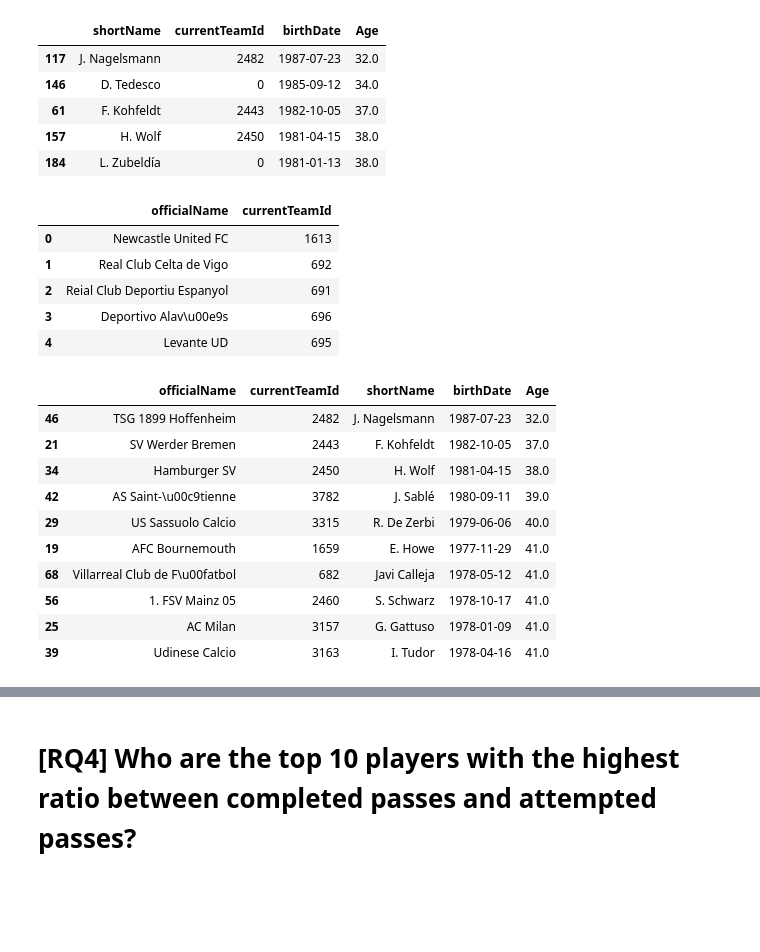
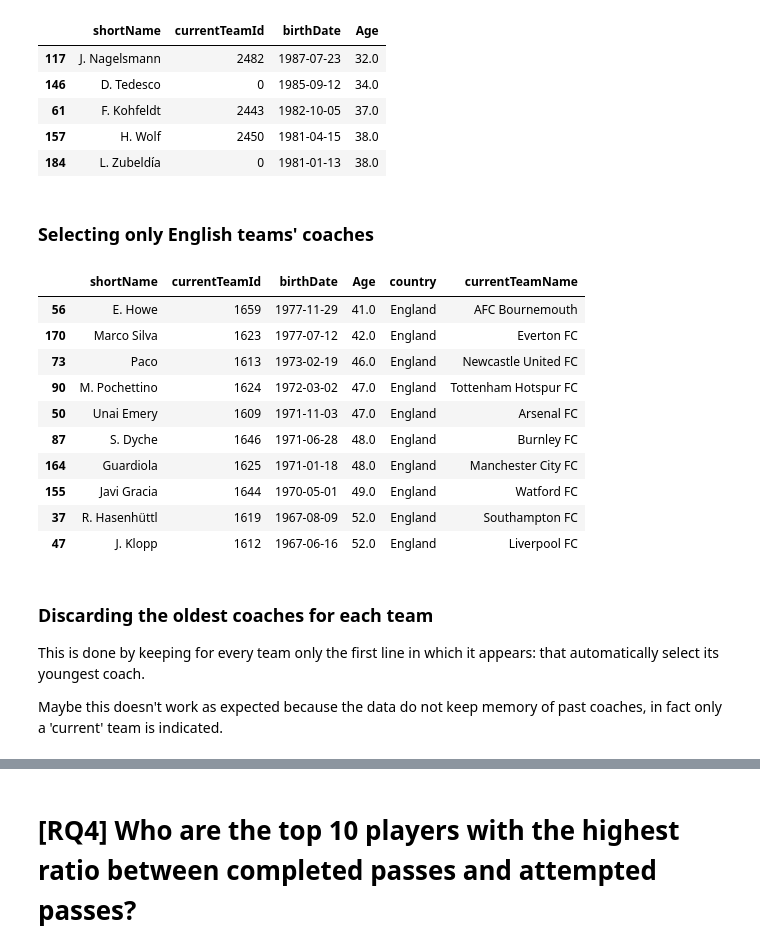
Before and after one commit to yuuko97/ADM_HW2, a Jupyter notebook: main.ipynb, the cells around one changed output, grey strips where cells are left out. Saved outputs shown, nothing was run; the diff lists cells and outputs as text; code cells hidden in the pictures; blank space fills up the shorter version.

```diff
--- a/main.ipynb
+++ b/main.ipynb
@@ -378,0 +384,3 @@ coachesData.head(5)
+# %%
+coachesData.sort_values(by=['birthDate'], ascending=False, inplace=True)
+coachesData.tail()
@@ -399,32 +417,38 @@ coachesData.head()
 | 61 | F. Kohfeldt | 2443 | 1982-10-05 | 37.0 |
 | 157 | H. Wolf | 2450 | 1981-04-15 | 38.0 |
 | 184 | L. Zubeldía | 0 | 1981-01-13 | 38.0 |
-# %%
-columns=['officialName','wyId']
-teamsData = pd.DataFrame(data=teams,columns=columns)
-
-teamsData=teamsData.rename(columns={"wyId": "currentTeamId"})
-teamsData.head(5)
-# %% [output]
-|  | officialName | currentTeamId |
-| 0 | Newcastle United FC | 1613 |
-| 1 | Real Club Celta de Vigo | 692 |
-| 2 | Reial Club Deportiu Espanyol | 691 |
-| 3 | Deportivo Alav\u00e9s | 696 |
-| 4 | Levante UD | 695 |
-# %%
-finalData = pd.merge(teamsData, coachesData, on='currentTeamId')
-finalData.sort_values('Age', inplace=True)
-finalData.head(10)
-# %% [output]
-|  | officialName | currentTeamId | shortName | birthDate | Age |
-| 46 | TSG 1899 Hoffenheim | 2482 | J. Nagelsmann | 1987-07-23 | 32.0 |
-| 21 | SV Werder Bremen | 2443 | F. Kohfeldt | 1982-10-05 | 37.0 |
-| 34 | Hamburger SV | 2450 | H. Wolf | 1981-04-15 | 38.0 |
-| 42 | AS Saint-\u00c9tienne | 3782 | J. Sablé | 1980-09-11 | 39.0 |
-| 29 | US Sassuolo Calcio | 3315 | R. De Zerbi | 1979-06-06 | 40.0 |
-| 19 | AFC Bournemouth | 1659 | E. Howe | 1977-11-29 | 41.0 |
-| 68 | Villarreal Club de F\u00fatbol | 682 | Javi Calleja | 1978-05-12 | 41.0 |
-| 56 | 1. FSV Mainz 05 | 2460 | S. Schwarz | 1978-10-17 | 41.0 |
-| 25 | AC Milan | 3157 | G. Gattuso | 1978-01-09 | 41.0 |
-| 39 | Udinese Calcio | 3163 | I. Tudor | 1978-04-16 | 41.0 |
+# %% [markdown]
+### Selecting only English teams' coaches
+# %%
+# preparing the data in 'teams' dataset to access them through the team wyId
+teams.index = teams.wyId
+
+def country_from_id(id, label):
+    try:
+        return teams.loc[id, label]
+    except KeyError:
+        return 'not found'
+
+# showing readable team names for the coaches, using the info in teams
+coachesData = coachesData[coachesData['currentTeamId'] != 0]
+coachesData['currentTeamName'] = list(map(lambda id: country_from_id(id, 'officialName'), coachesData['currentTeamId']))
+coachesData['country'] = list(map(lambda id: country_from_id(id, 'country'), coachesData['currentTeamId']))
+coachesData = coachesData[coachesData['country'] == 'England']
+coachesData.head(10)
+# %% [output]
+|  | shortName | currentTeamId | birthDate | Age | country | currentTeamName |
+| 56 | E. Howe | 1659 | 1977-11-29 | 41.0 | England | AFC Bournemouth |
+| 170 | Marco Silva | 1623 | 1977-07-12 | 42.0 | England | Everton FC |
+| 73 | Paco | 1613 | 1973-02-19 | 46.0 | England | Newcastle United FC |
+| 90 | M. Pochettino | 1624 | 1972-03-02 | 47.0 | England | Tottenham Hotspur FC |
+| 50 | Unai Emery | 1609 | 1971-11-03 | 47.0 | England | Arsenal FC |
+| 87 | S. Dyche | 1646 | 1971-06-28 | 48.0 | England | Burnley FC |
+| 164 | Guardiola | 1625 | 1971-01-18 | 48.0 | England | Manchester City FC |
+| 155 | Javi Gracia | 1644 | 1970-05-01 | 49.0 | England | Watford FC |
+| 37 | R. Hasenhüttl | 1619 | 1967-08-09 | 52.0 | England | Southampton FC |
+| 47 | J. Klopp | 1612 | 1967-06-16 | 52.0 | England | Liverpool FC |
+# %% [markdown]
+### Discarding the oldest coaches for each team
+This is done by keeping for every team only the first line in which it appears: that automatically select its youngest coach.
+
+Maybe this doesn't work as expected because the data do not keep memory of past coaches, in fact only a 'current' team is indicated.
```
Also changed, not shown: parts of 11 cells of this notebook.
